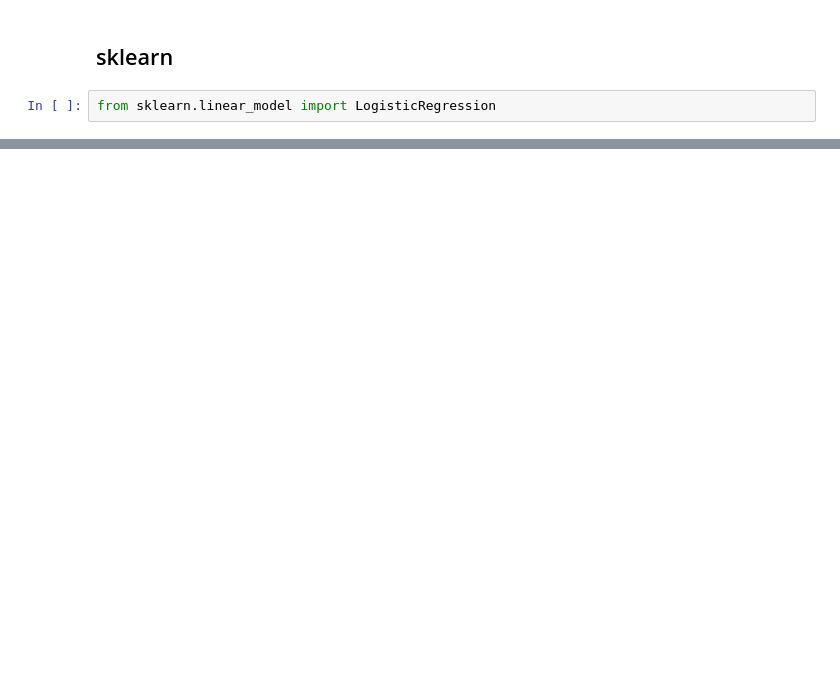
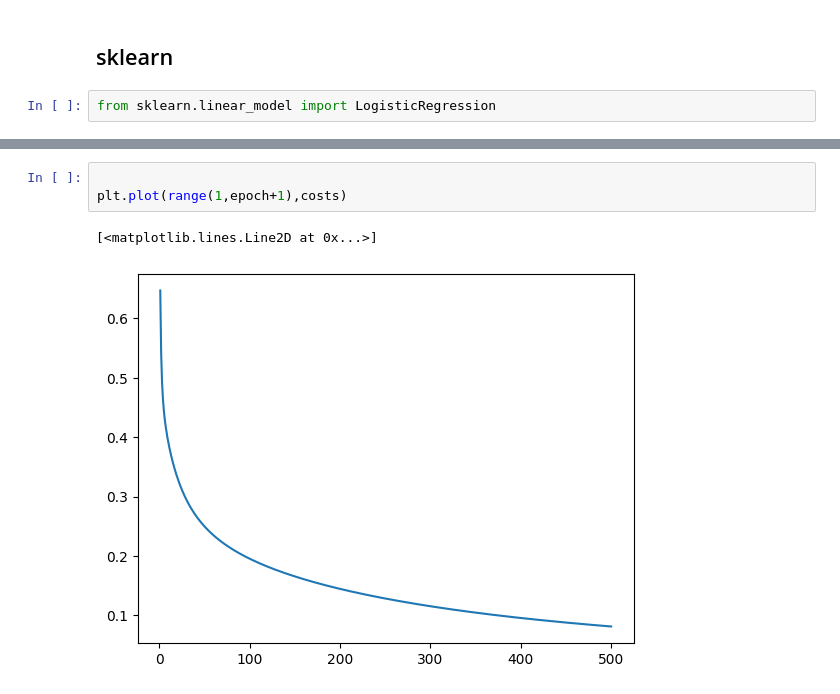
Before and after one commit to rukna40/ML_Lab, a Jupyter notebook: Lab5/Lab5.ipynb, the cells around one changed output, grey strips where cells are left out. Cells and saved outputs as stored; diff of their text form; blank space fills up the shorter version.

```diff
--- a/Lab5/Lab5.ipynb
+++ b/Lab5/Lab5.ipynb
@@ -191,0 +285,6 @@ plt.plot(x,y_pred.T,color='r')
+# %%
+
+plt.plot(range(1,epoch+1),costs)
+# %% [output]
+[<matplotlib.lines.Line2D at 0x...>]
+[figure, added]
```
Also changed, not shown: parts of 21 cells of this notebook, 3 other files.
